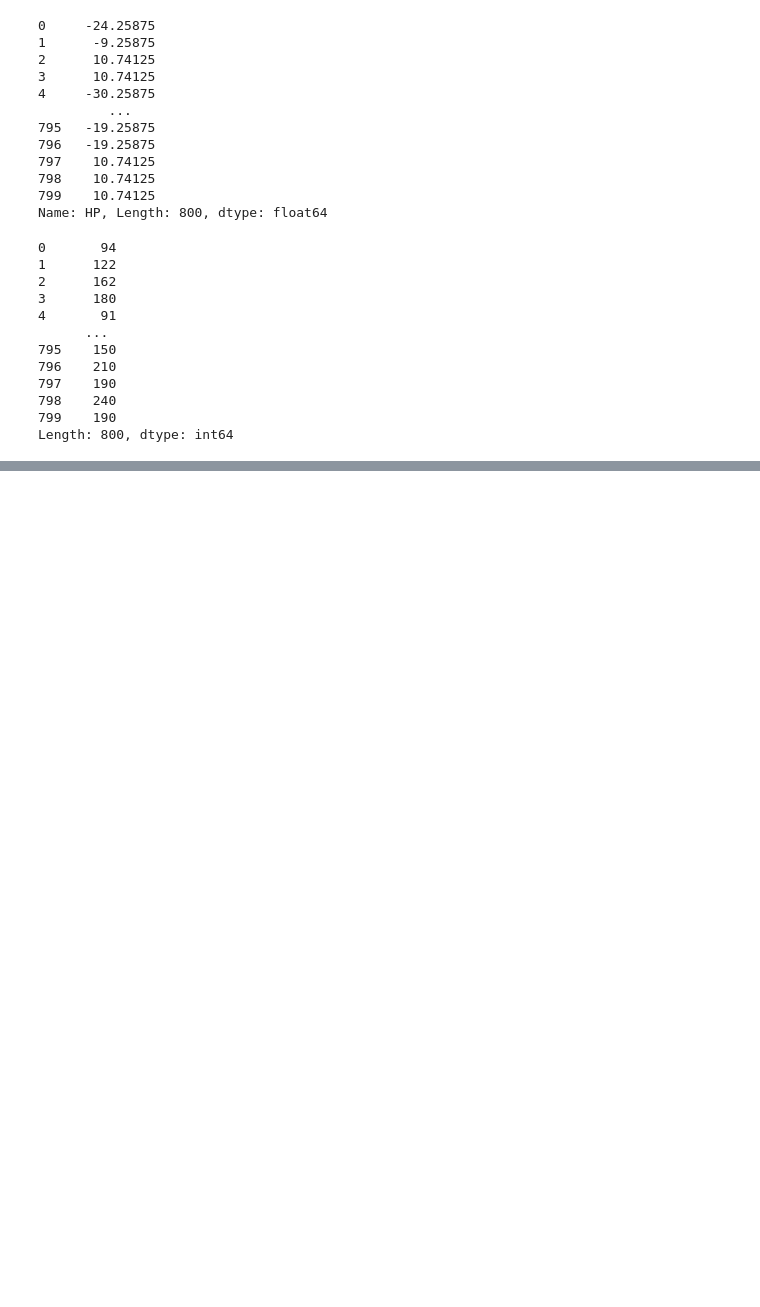
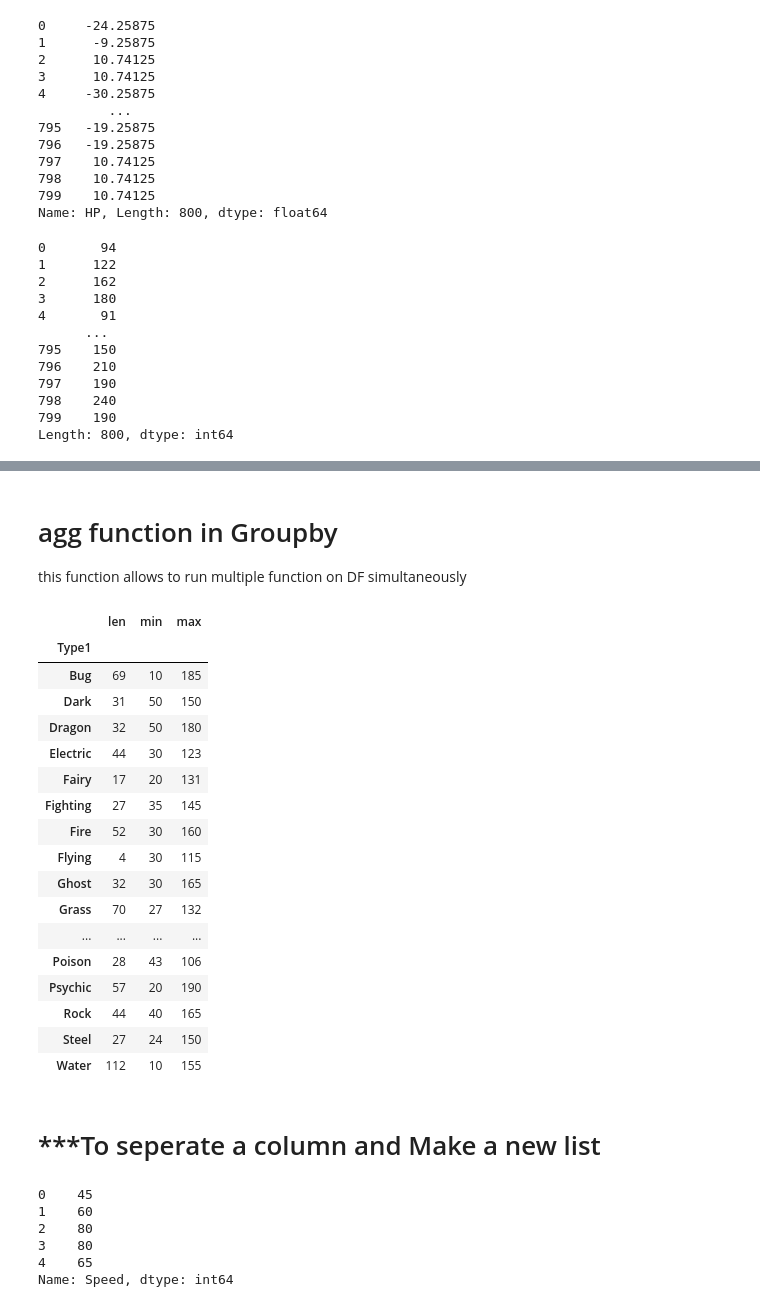
Before and after one commit to kiranpjclement/Pandas-Reference, a Jupyter notebook: Panda Basics.ipynb, the cells around one changed output, grey strips where cells are left out. Cells and saved outputs as stored; diff of their text form; code cells hidden in the pictures; blank space fills up the shorter version.

```diff
--- a/Panda Basics.ipynb
+++ b/Panda Basics.ipynb
@@ -867,0 +1125,28 @@ Length: 800, dtype: int64
+# %% [markdown]
+# agg  function in Groupby
+
+this function allows to run multiple function on DF simultaneously
+# %%
+df.groupby(['Type1']).Attack.agg([len,min,max])
+#len gives the number of rows
+# %% [output]
+|  | len | min | max |
+| Type1 |  |  |  |
+| Bug | 69 | 10 | 185 |
+| Dark | 31 | 50 | 150 |
+| Dragon | 32 | 50 | 180 |
+| Electric | 44 | 30 | 123 |
+| Fairy | 17 | 20 | 131 |
+| Fighting | 27 | 35 | 145 |
+| Fire | 52 | 30 | 160 |
+| Flying | 4 | 30 | 115 |
+| Ghost | 32 | 30 | 165 |
+| Grass | 70 | 27 | 132 |
+| ... | ... | ... | ... |
+| Poison | 28 | 43 | 106 |
+| Psychic | 57 | 20 | 190 |
+| Rock | 44 | 40 | 165 |
+| Steel | 27 | 24 | 150 |
+| Water | 112 | 10 | 155 |
+# %% [markdown]
+# ***To seperate a column and Make a new list
@@ -867,0 +1155,9 @@ Length: 800, dtype: int64
+# %%
+Y.head(5)
+# %% [output]
+0    45
+1    60
+2    80
+3    80
+4    65
+Name: Speed, dtype: int64
```
Also changed, not shown: parts of 66 cells of this notebook.
